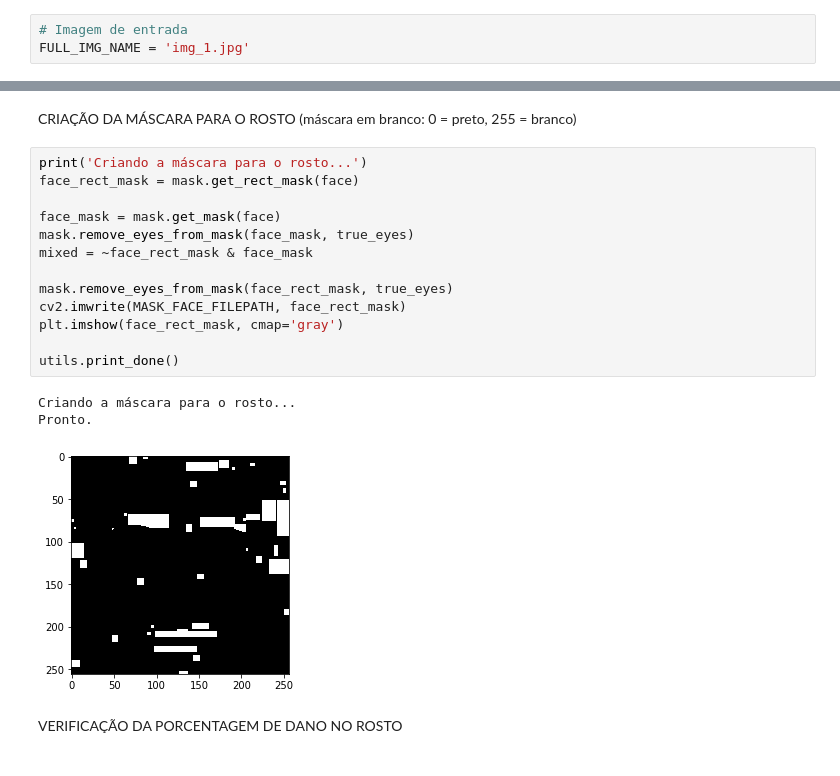
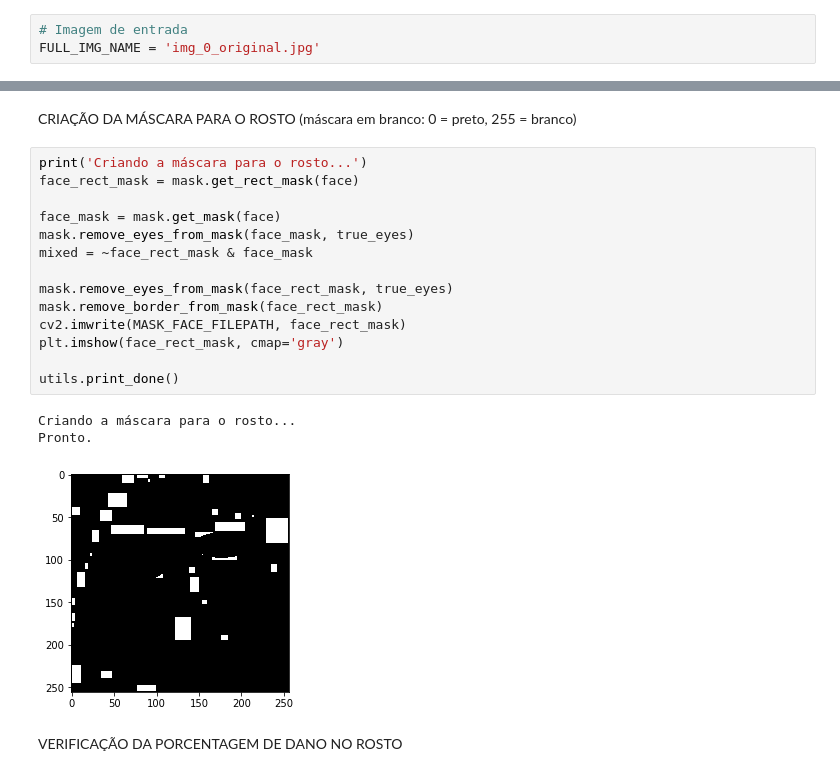
Before and after one commit to izabel-ferrari/projeto-formatura-poli, a Jupyter notebook: Inpaint.ipynb, the cells around one changed output, grey strips where cells are left out. Cells and saved outputs as stored; diff of their text form.

```diff
--- a/Inpaint.ipynb
+++ b/Inpaint.ipynb
@@ -2,7 +2,7 @@
 IMAGEM A SER RESTAURADA
 # %%
 # Imagem de entrada
-FULL_IMG_NAME = 'img_1.jpg'
+FULL_IMG_NAME = 'img_0_original.jpg'
 # %% [markdown]
 IMPORTS
 # %%
@@ -123,20 +123,21 @@ CRIAÇÃO DA MÁSCARA PARA O ROSTO (máscara em branco: 0 = preto, 255 = branco)
 # %%
 print('Criando a máscara para o rosto...')
 face_rect_mask = mask.get_rect_mask(face)
 
 face_mask = mask.get_mask(face)
 mask.remove_eyes_from_mask(face_mask, true_eyes)
 mixed = ~face_rect_mask & face_mask
 
 mask.remove_eyes_from_mask(face_rect_mask, true_eyes)
+mask.remove_border_from_mask(face_rect_mask)
 cv2.imwrite(MASK_FACE_FILEPATH, face_rect_mask)
 plt.imshow(face_rect_mask, cmap='gray')
 
 utils.print_done()
 # %% [output]
 Criando a máscara para o rosto...
 Pronto.
-[figure, old version]
+[figure, new version]
 # %% [markdown]
 VERIFICAÇÃO DA PORCENTAGEM DE DANO NO ROSTO
 # %%
```
Also changed, not shown: parts of 9 cells of this notebook, 4 other files.
